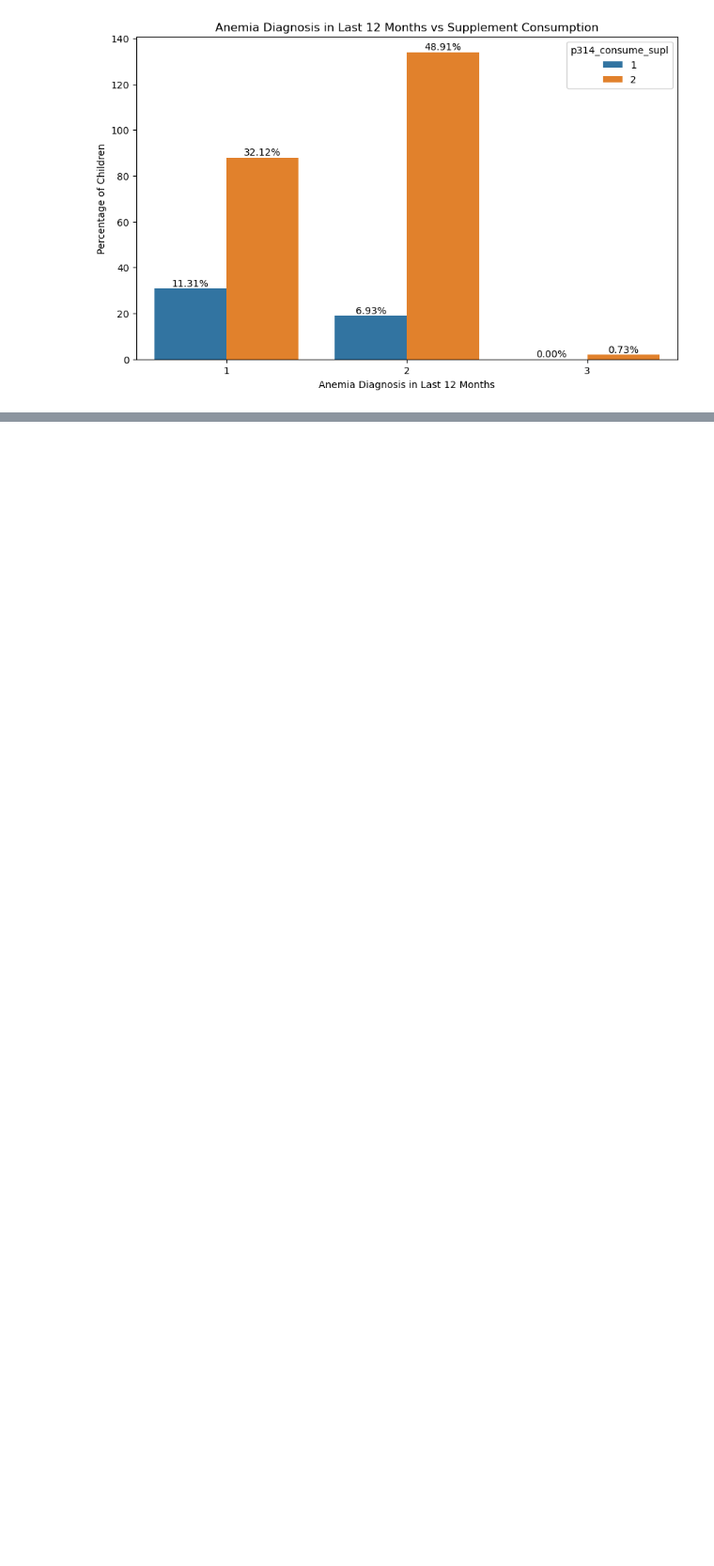
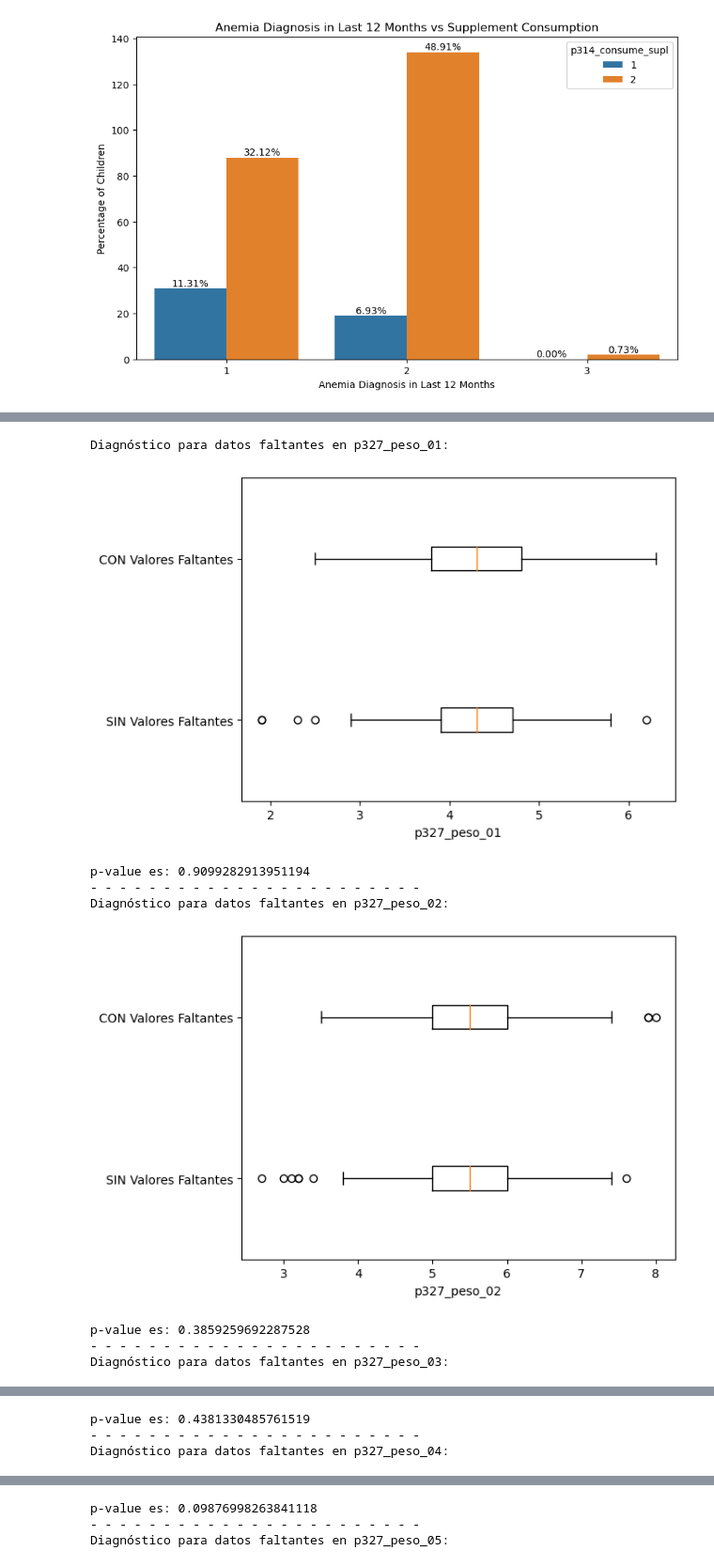
Before and after one commit to camilacod/Final_ACD, a Jupyter notebook: Transform.ipynb, the cells around one changed output, grey strips where cells are left out. Shown at 94% size. Cells and saved outputs as stored; diff of their text form; code cells hidden in the pictures; blank space fills up the shorter version.

```diff
--- a/Transform.ipynb
+++ b/Transform.ipynb
@@ -438,0 +673,2 @@ plt.show()
+# %%
+cleaned_data = cleaned_data.loc[~cleaned_data.index_.duplicated(keep='first')]
@@ -438,0 +681,2 @@ plt.show()
+# %%
+cleaned_data.Amamantado = cleaned_data.Amamantado.replace({1: 'Si', 2: 'No'})
@@ -438,0 +687,3 @@ plt.show()
+# %%
+isMV = cleaned_data.p327_peso_00.isna()
+isMV
@@ -438,0 +703,46 @@ plt.show()
+# %%
+from scipy.stats import ttest_ind
+def diagnosticoMV_numerical(df, atributo, isMV):
+
+  labelsDic = {True:'CON Valores Faltantes',False:'SIN Valores Faltantes'}
+
+  #Método Visual
+  labels=[]
+  box_sr = pd.Series('',index = isMV.unique())
+  for poss in isMV.unique():
+    # Filtra a los indices que son iguales a poss
+    BM = isMV == poss
+    # Agrega a box_sr
+    box_sr[poss] = df[BM][atributo].dropna()
+    labels.append(labelsDic[poss])
+
+
+  plt.boxplot(box_sr,vert=False)
+  plt.yticks([1,2],labels)
+  plt.xlabel(atributo)
+  plt.show()
+
+  #Método Estadístico
+  grupoCMV = df[isMV][atributo].dropna()
+  grupoSMV = df[~isMV][atributo].dropna()
+  pvalue = ttest_ind(grupoCMV,grupoSMV).pvalue
+
+  print('p-value es: {}'.format(pvalue))
+# %%
+numAttr = [f'p327_peso_0{i}' for i in range(1,8)] +  [f'p327_talla_0{i}' for i in range(8)]
+
+isMV = cleaned_data.p327_peso_00.isna()
+for atributo in numAttr:
+    print('Diagnóstico para datos faltantes en {}:'.format(atributo))
+    diagnosticoMV_numerical(cleaned_data,atributo,isMV)
+    print('- - - - - - - - - - - - - - - - - - - - - - - ')
+# %% [output]
+Diagnóstico para datos faltantes en p327_peso_01:
+[figure, added]
+p-value es: 0.9099282913951194
+- - - - - - - - - - - - - - - - - - - - - - -
+Diagnóstico para datos faltantes en p327_peso_02:
+[figure, added]
+p-value es: 0.3859259692287528
+- - - - - - - - - - - - - - - - - - - - - - -
+Diagnóstico para datos faltantes en p327_peso_03:
@@ -438,0 +750,3 @@ plt.show()
+p-value es: 0.4381330485761519
+- - - - - - - - - - - - - - - - - - - - - - -
+Diagnóstico para datos faltantes en p327_peso_04:
@@ -438,0 +754,3 @@ plt.show()
+p-value es: 0.09876998263841118
+- - - - - - - - - - - - - - - - - - - - - - -
+Diagnóstico para datos faltantes en p327_peso_05:
```
Also changed, not shown: parts of 40 cells of this notebook, 3 other files.
